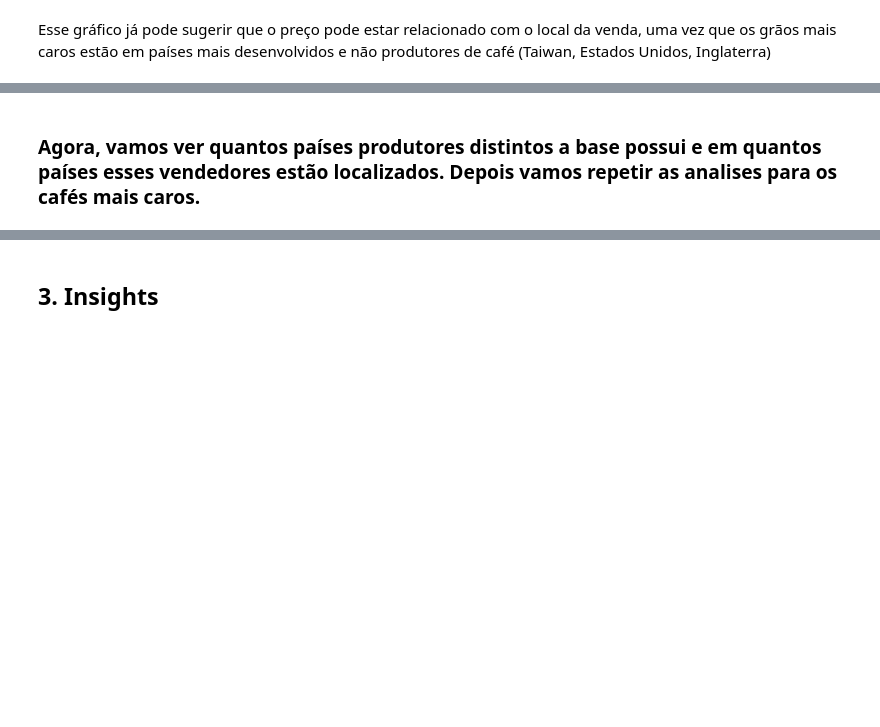
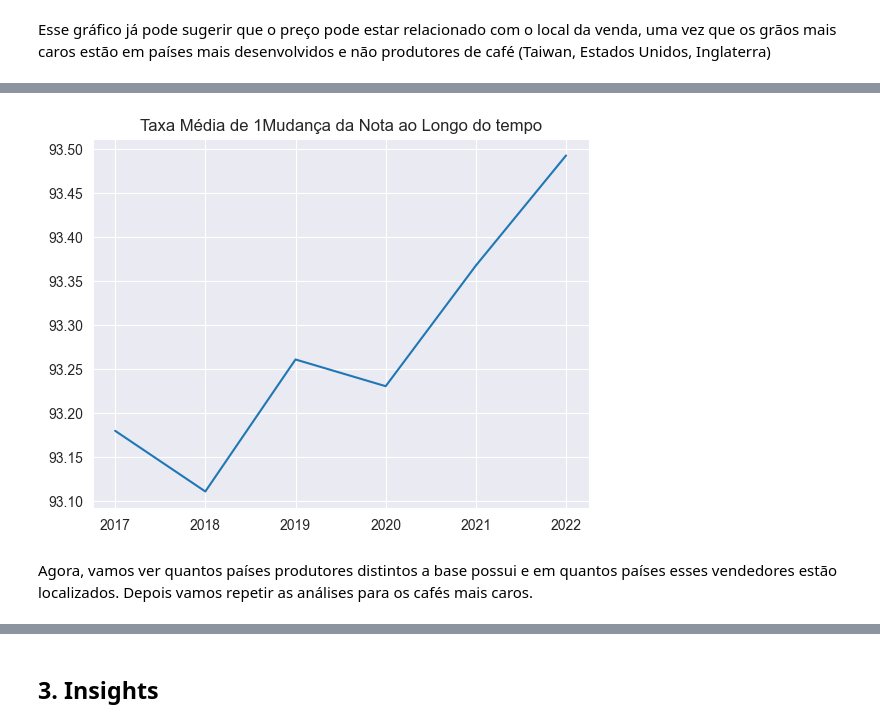
Before and after one commit to atlantico-academy/equipe3-2024.3, a Jupyter notebook: notebooks/01-exploratory_data_analysis.ipynb, the cells around one changed output, grey strips where cells are left out. Cells and saved outputs as stored; diff of their text form; code cells hidden in the pictures; blank space fills up the shorter version.

```diff
--- a/notebooks/01-exploratory_data_analysis.ipynb
+++ b/notebooks/01-exploratory_data_analysis.ipynb
@@ -186,3 +215,10 @@ Text(0, 0.5, 'Local da venda')
+# %%
+media_por_ano = data.groupby('ano')['rating'].mean()
+plt.plot(media_por_ano.index, media_por_ano.values)
+plt.title('Taxa Média de 1Mudança da Nota ao Longo do tempo')
+plt.show()
+# %% [output]
+[figure, added]
 # %% [markdown]
-### Agora, vamos ver quantos países produtores distintos a base possui e em quantos países esses vendedores estão localizados. Depois vamos repetir as analises para os cafés mais caros.
+ Agora, vamos ver quantos países produtores distintos a base possui e em quantos países esses vendedores estão localizados. Depois vamos repetir as análises para os cafés mais caros.
 # %%
```
Also changed, not shown: parts of 47 cells of this notebook.
